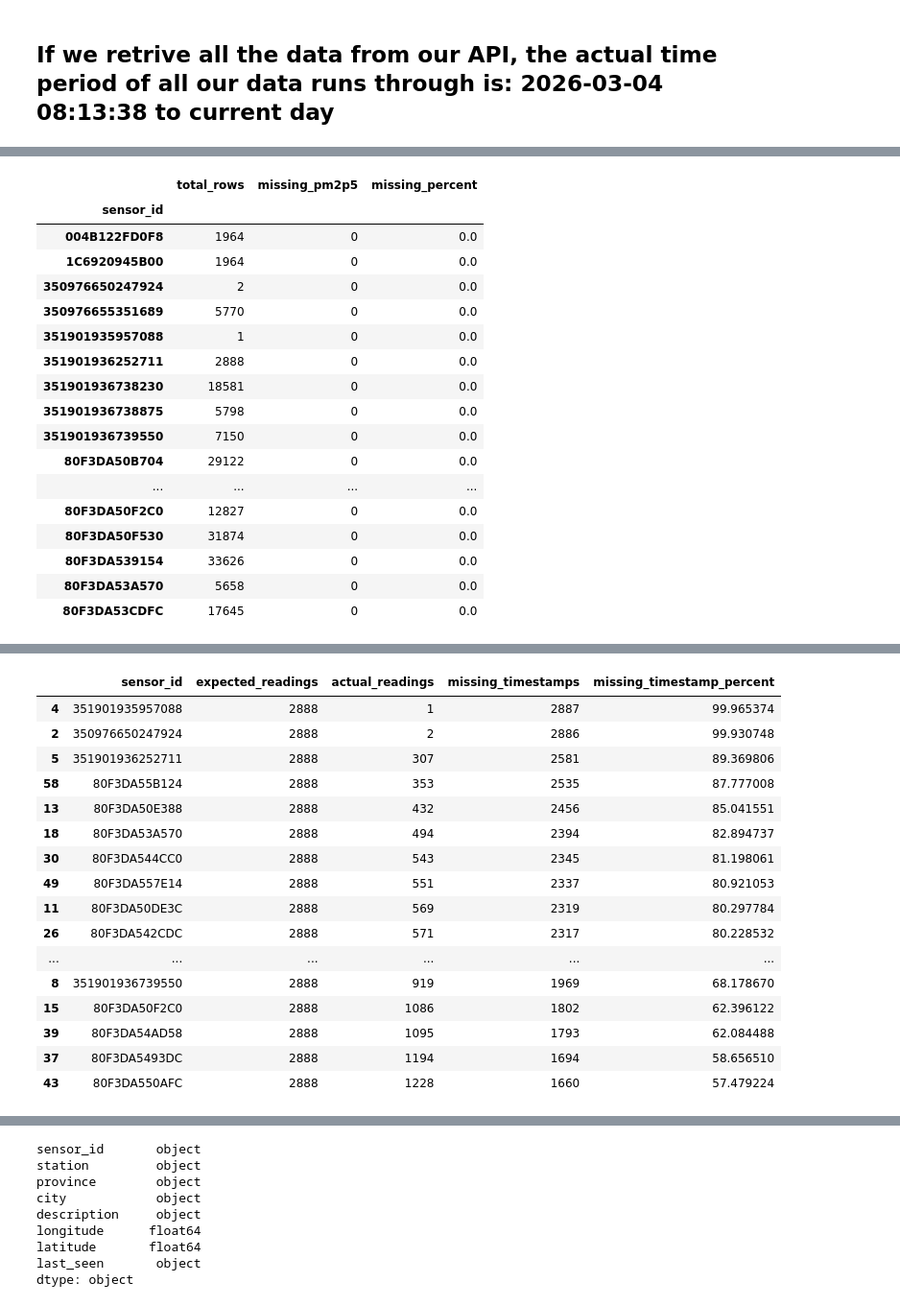
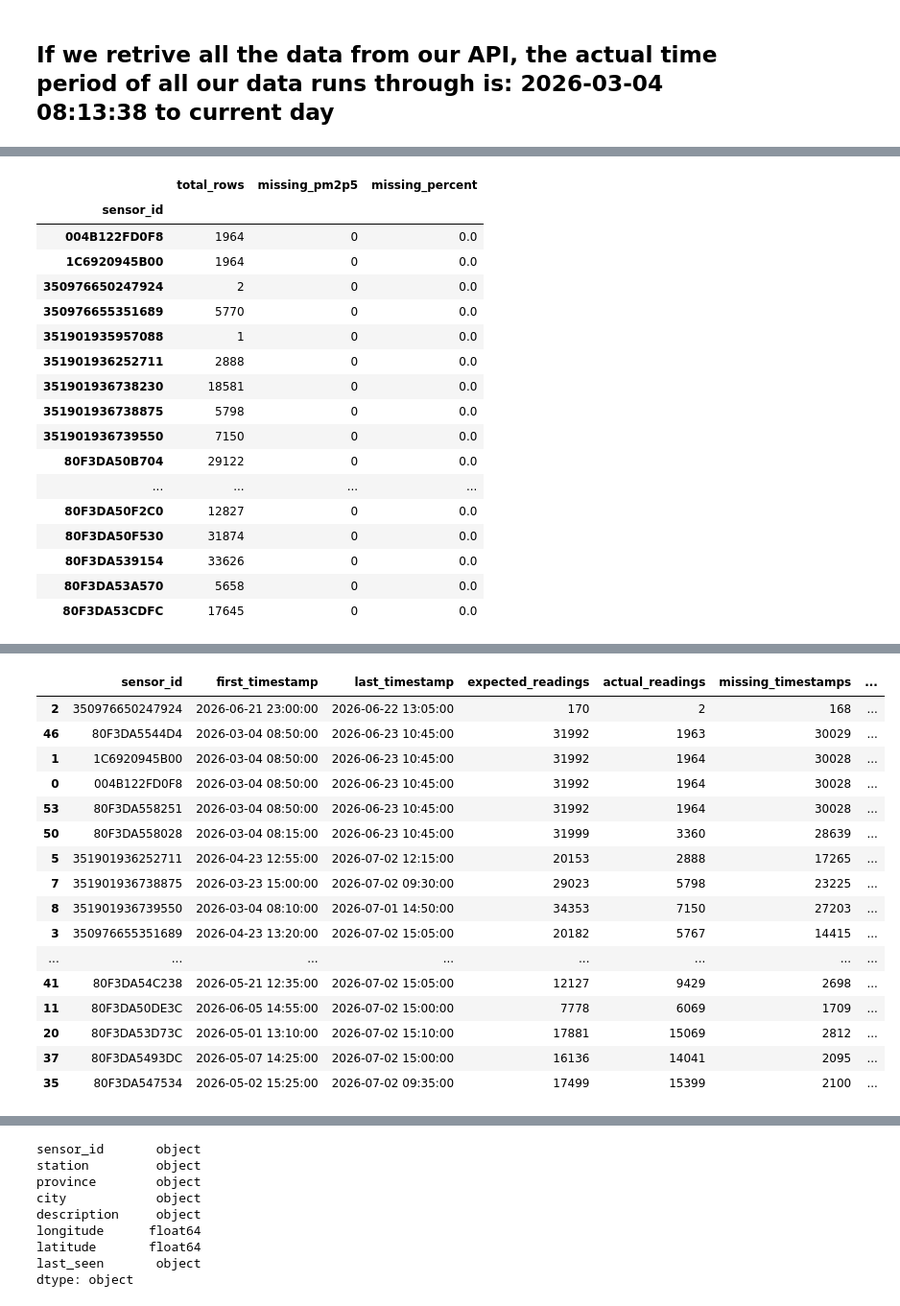
Before and after one commit to Okwukwe295/SACAQM_MLAgent, a Jupyter notebook: eda.ipynb, the cells around one changed output, grey strips where cells are left out. Shown at 96% size. Saved outputs shown, nothing was run; the diff lists cells and outputs as text; code cells hidden in the pictures.

```diff
--- a/eda.ipynb
+++ b/eda.ipynb
@@ -235,15 +235,15 @@ df = df.copy()
 df["timestamp"] = pd.to_datetime(df["timestamp"], errors="coerce")
 df["pm2p5"] = pd.to_numeric(df["pm2p5"], errors="coerce")
 
-# Remove rows where timestamp is invalid/missing
+# Remove rows with invalid timestamps
 df_valid_time = df.dropna(subset=["timestamp"]).copy()
 
-# Align timestamps to the nearest hour
-df_valid_time["timestamp_hour"] = df_valid_time["timestamp"].dt.floor("h")
+# Align timestamps to 5-minute intervals
+df_valid_time["timestamp_5min"] = df_valid_time["timestamp"].dt.floor("5min")
 
 
 # --------------------------------------------------
-# 2. Check missing PM2.5 values in existing rows
+# 2. Missing PM2.5 values inside existing rows
 # --------------------------------------------------
 
 missing_summary = (
@@ -256,30 +256,32 @@ missing_summary = (
     .sort_values("missing_percent", ascending=False)
 )
 
-print("Missing PM2.5 values:")
+print("Missing PM2.5 values in existing rows:")
 display(missing_summary.head(20))
 
 
 # --------------------------------------------------
-# 3. Check missing hourly timestamp readings
+# 3. Missing 5-minute timestamp readings per sensor
 # --------------------------------------------------
-
-full_range = pd.date_range(
-    start=df_valid_time["timestamp_hour"].min(),
-    end=df_valid_time["timestamp_hour"].max(),
-    freq="h"
-)
 
 missing_time_summary = []
 
 for sensor_id, group in df_valid_time.groupby("sensor_id"):
 
-    actual_times = group["timestamp_hour"].drop_duplicates()
+    full_range = pd.date_range(
+        start=group["timestamp_5min"].min(),
+        end=group["timestamp_5min"].max(),
+        freq="5min"
+    )
+
+    actual_times = group["timestamp_5min"].drop_duplicates()
 
     missing_times = full_range.difference(actual_times)
 
     missing_time_summary.append({
         "sensor_id": sensor_id,
+        "first_timestamp": group["timestamp_5min"].min(),
+        "last_timestamp": group["timestamp_5min"].max(),
         "expected_readings": len(full_range),
         "actual_readings": actual_times.nunique(),
         "missing_timestamps": len(missing_times),
@@ -291,6 +293,32 @@ missing_time_summary = (
     .sort_values("missing_timestamp_percent", ascending=False)
 )
 
-print("Missing hourly timestamp readings:")
+print("Missing 5-minute timestamp readings:")
 display(missing_time_summary.head(20))
+
+
+# raw timestamp gaps
+raw_gap_summary = []
+for sensor_id, group in df_valid_time.groupby("sensor_id"):
+    group = group.sort_values("timestamp").drop_duplicates("timestamp")
+
+    gaps = group["timestamp"].diff().dropna() # Calculate gaps between consecutive timestamps
+
+    raw_gap_summary.append({
+        "sensor_id": sensor_id,
+        "first_timestamp": group["timestamp"].min(),
+        "last_timestamp": group["timestamp"].max(),
+        "total_gaps": len(gaps),
+        "max_gap": gaps.max(),
+        "mean_gap": gaps.mean(),
+        "median_gap": gaps.median()
+    })
+
+raw_gap_summary = (
+    pd.DataFrame(raw_gap_summary)
+    .sort_values("max_gap", ascending=False)
+)
+
+print("Raw timestamp gaps:")
+display(raw_gap_summary.head(20))
 # %% [output]
@@ -317,17 +345,17 @@ Missing hourly timestamp readings:
-|  | sensor_id | expected_readings | actual_readings | missing_timestamps | missing_timestamp_percent |
-| 4 | 351901935957088 | 2888 | 1 | 2887 | 99.965374 |
-| 2 | 350976650247924 | 2888 | 2 | 2886 | 99.930748 |
-| 5 | 351901936252711 | 2888 | 307 | 2581 | 89.369806 |
-| 58 | 80F3DA55B124 | 2888 | 353 | 2535 | 87.777008 |
-| 13 | 80F3DA50E388 | 2888 | 432 | 2456 | 85.041551 |
-| 18 | 80F3DA53A570 | 2888 | 494 | 2394 | 82.894737 |
-| 30 | 80F3DA544CC0 | 2888 | 543 | 2345 | 81.198061 |
-| 49 | 80F3DA557E14 | 2888 | 551 | 2337 | 80.921053 |
-| 11 | 80F3DA50DE3C | 2888 | 569 | 2319 | 80.297784 |
-| 26 | 80F3DA542CDC | 2888 | 571 | 2317 | 80.228532 |
-| ... | ... | ... | ... | ... | ... |
-| 8 | 351901936739550 | 2888 | 919 | 1969 | 68.178670 |
-| 15 | 80F3DA50F2C0 | 2888 | 1086 | 1802 | 62.396122 |
-| 39 | 80F3DA54AD58 | 2888 | 1095 | 1793 | 62.084488 |
-| 37 | 80F3DA5493DC | 2888 | 1194 | 1694 | 58.656510 |
-| 43 | 80F3DA550AFC | 2888 | 1228 | 1660 | 57.479224 |
+|  | sensor_id | first_timestamp | last_timestamp | expected_readings | actual_readings | missing_timestamps | ... |
+| 2 | 350976650247924 | 2026-06-21 23:00:00 | 2026-06-22 13:05:00 | 170 | 2 | 168 | ... |
+| 46 | 80F3DA5544D4 | 2026-03-04 08:50:00 | 2026-06-23 10:45:00 | 31992 | 1963 | 30029 | ... |
+| 1 | 1C6920945B00 | 2026-03-04 08:50:00 | 2026-06-23 10:45:00 | 31992 | 1964 | 30028 | ... |
+| 0 | 004B122FD0F8 | 2026-03-04 08:50:00 | 2026-06-23 10:45:00 | 31992 | 1964 | 30028 | ... |
+| 53 | 80F3DA558251 | 2026-03-04 08:50:00 | 2026-06-23 10:45:00 | 31992 | 1964 | 30028 | ... |
+| 50 | 80F3DA558028 | 2026-03-04 08:15:00 | 2026-06-23 10:45:00 | 31999 | 3360 | 28639 | ... |
+| 5 | 351901936252711 | 2026-04-23 12:55:00 | 2026-07-02 12:15:00 | 20153 | 2888 | 17265 | ... |
+| 7 | 351901936738875 | 2026-03-23 15:00:00 | 2026-07-02 09:30:00 | 29023 | 5798 | 23225 | ... |
+| 8 | 351901936739550 | 2026-03-04 08:10:00 | 2026-07-01 14:50:00 | 34353 | 7150 | 27203 | ... |
+| 3 | 350976655351689 | 2026-04-23 13:20:00 | 2026-07-02 15:05:00 | 20182 | 5767 | 14415 | ... |
+| ... | ... | ... | ... | ... | ... | ... | ... |
+| 41 | 80F3DA54C238 | 2026-05-21 12:35:00 | 2026-07-02 15:05:00 | 12127 | 9429 | 2698 | ... |
+| 11 | 80F3DA50DE3C | 2026-06-05 14:55:00 | 2026-07-02 15:00:00 | 7778 | 6069 | 1709 | ... |
+| 20 | 80F3DA53D73C | 2026-05-01 13:10:00 | 2026-07-02 15:10:00 | 17881 | 15069 | 2812 | ... |
+| 37 | 80F3DA5493DC | 2026-05-07 14:25:00 | 2026-07-02 15:00:00 | 16136 | 14041 | 2095 | ... |
+| 35 | 80F3DA547534 | 2026-05-02 15:25:00 | 2026-07-02 09:35:00 | 17499 | 15399 | 2100 | ... |
```
Also changed, not shown: parts of 42 cells of this notebook, 2 other files.
